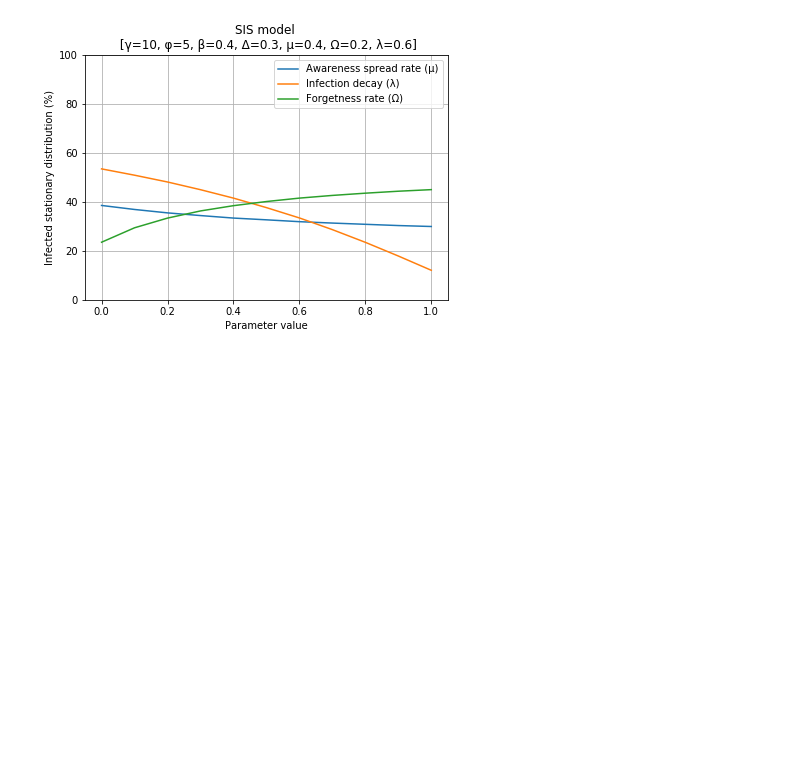
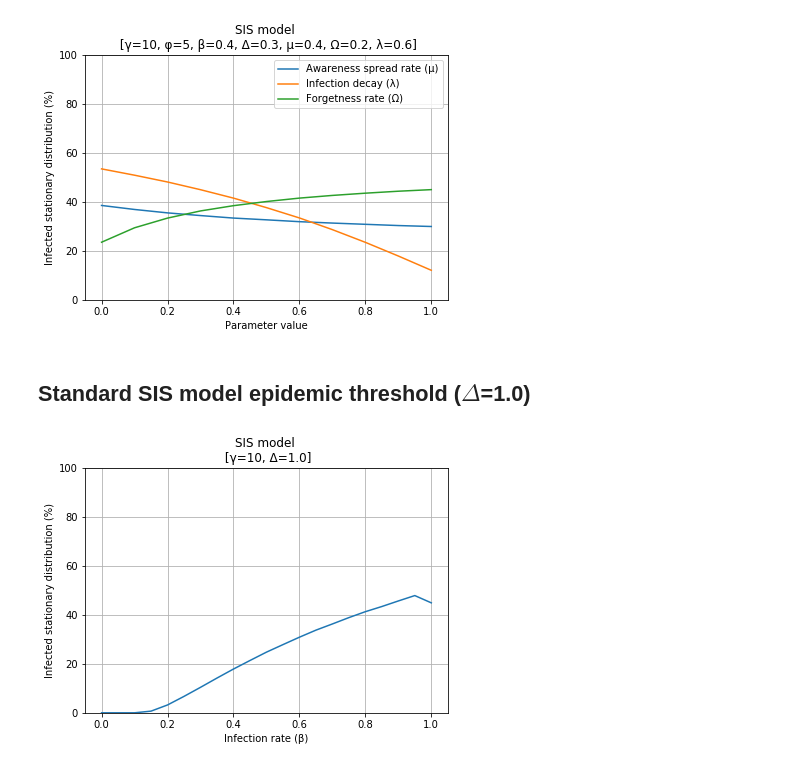
Before and after one commit to PPSantos/network-epidemics, a Jupyter notebook: SIS.ipynb, the cells around one changed output. Saved outputs shown, nothing was run; the diff lists cells and outputs as text; code cells hidden in the pictures; blank space fills up the shorter version.

Commit message:
Added study on the epidemic threshold

```diff
--- a/SIS.ipynb
+++ b/SIS.ipynb
@@ -529,3 +529,50 @@ plt.show()
 fig.savefig('img/SIS/SIS_all_params_stat_dist.pdf')
 # %% [output]
 [figure]
+# %% [markdown]
+## Standard SIS model epidemic threshold ($\Delta$=1.0)
+# %%
+"""
+    SIS_epidemic_onset_1
+"""
+NUMBER_OF_NETWORKS = 5
+
+PARAMETERS = [0.0, 0.05, 0.1, 0.15, 0.2, 0.25, 0.3, 0.35, 0.4, 0.45, 0.5,
+              0.55, 0.6, 0.65, 0.7, 0.75, 0.8, 0.85, 0.9, 0.95, 1.0]
+PARAMETERS_STR = ['0.00', '0.05', '0.10', '0.15', '0.20', '0.25', '0.30', '0.35', '0.40', '0.45', '0.50',
+                  '0.55', '0.60', '0.65', '0.70', '0.75', '0.80', '0.85', '0.90', '0.95', '1.00']
+LABELS = []
+
+fig = plt.figure()
+fig.set_size_inches(6.5, 4.5)
+
+results = np.zeros((len(PARAMETERS)))
+
+for (delta, i) in zip(PARAMETERS, range(len(PARAMETERS))):
+
+    nets_data = np.zeros((NUMBER_OF_NETWORKS))
+
+    p_str = PARAMETERS_STR[i]
+
+    for net in range(NUMBER_OF_NETWORKS):
+        file_name = "output/SIS_epidemic_onset_1/{0}_graph_{1}_infected_ratios.csv".format(p_str, net)
+        nets_data[net] = np.loadtxt(file_name, delimiter=',')[-1]
+
+    results[i] = np.average(nets_data)
+
+
+plt.plot(PARAMETERS, results*100)
+
+plt.xlabel('Infection rate (\u03B2)')
+plt.ylabel('Infected stationary distribution (%)')
+plt.title("SIS model \n [\u03B3=10, \u0394=1.0]")
+
+plt.ylim([0,100])
+plt.grid()
+plt.show()
+
+fig.savefig('img/SIS/SIS_epidemic_threshold_1.pdf')
+
+np.save("output/epidemic_onset_1", results)
+# %% [output]
+[figure, added]
```
Also changed, not shown: parts of 8 cells of this notebook, 9 other files.
